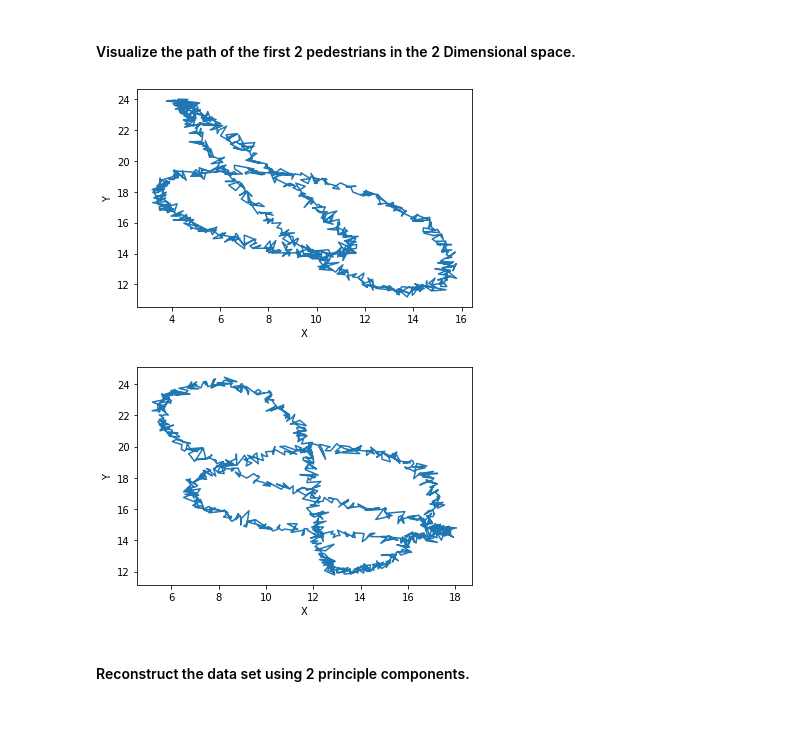
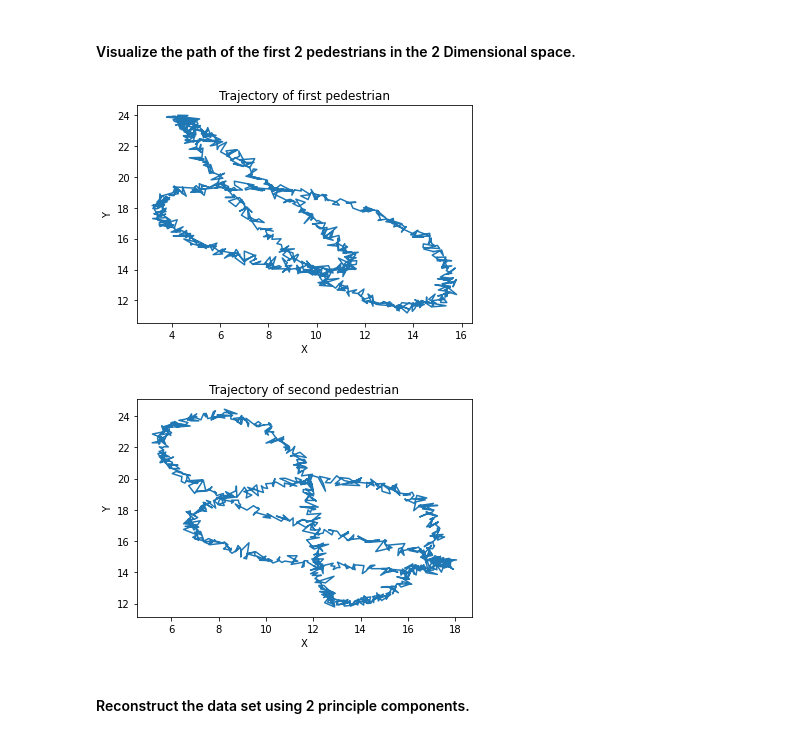
Before and after one commit to gjke/CrowdModelingExercise4, a Jupyter notebook: task_1/Task1.ipynb, the cells around one changed output. Saved outputs shown, nothing was run; the diff lists cells and outputs as text; code cells hidden in the pictures.

```diff
--- a/task_1/Task1.ipynb
+++ b/task_1/Task1.ipynb
@@ -152,16 +151,18 @@ Shape = (1000, 30)
 #### Visualize the path of the first 2 pedestrians in the 2 Dimensional space.
 # %%
 plt.plot(data[:,0], data[:,1]);
-plt.xlabel('X')
-plt.ylabel('Y')
+plt.title("Trajectory of first pedestrian")
+plt.xlabel("X")
+plt.ylabel("Y")
 plt.show()
 plt.plot(data[:,2], data[:,3]);
-plt.xlabel('X')
-plt.ylabel('Y')
+plt.title("Trajectory of second pedestrian")
+plt.xlabel("X")
+plt.ylabel("Y")
 plt.show()
 # %% [output]
-[figure, old version]
+[figure, new version]
-[figure, old version]
+[figure, new version]
 # %%
 data_centered = center_data(data)
 # %% [markdown]
```
Also changed, not shown: parts of 1 cell of this notebook.
